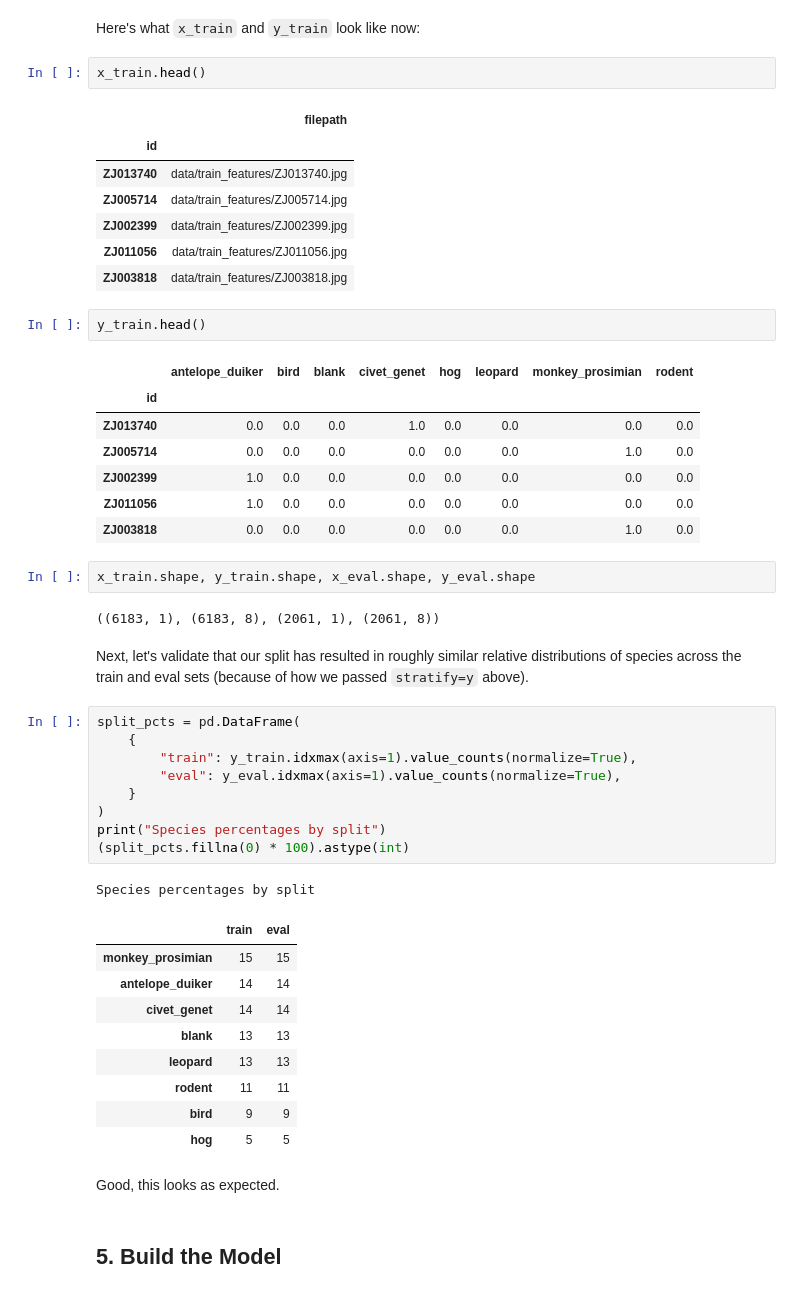
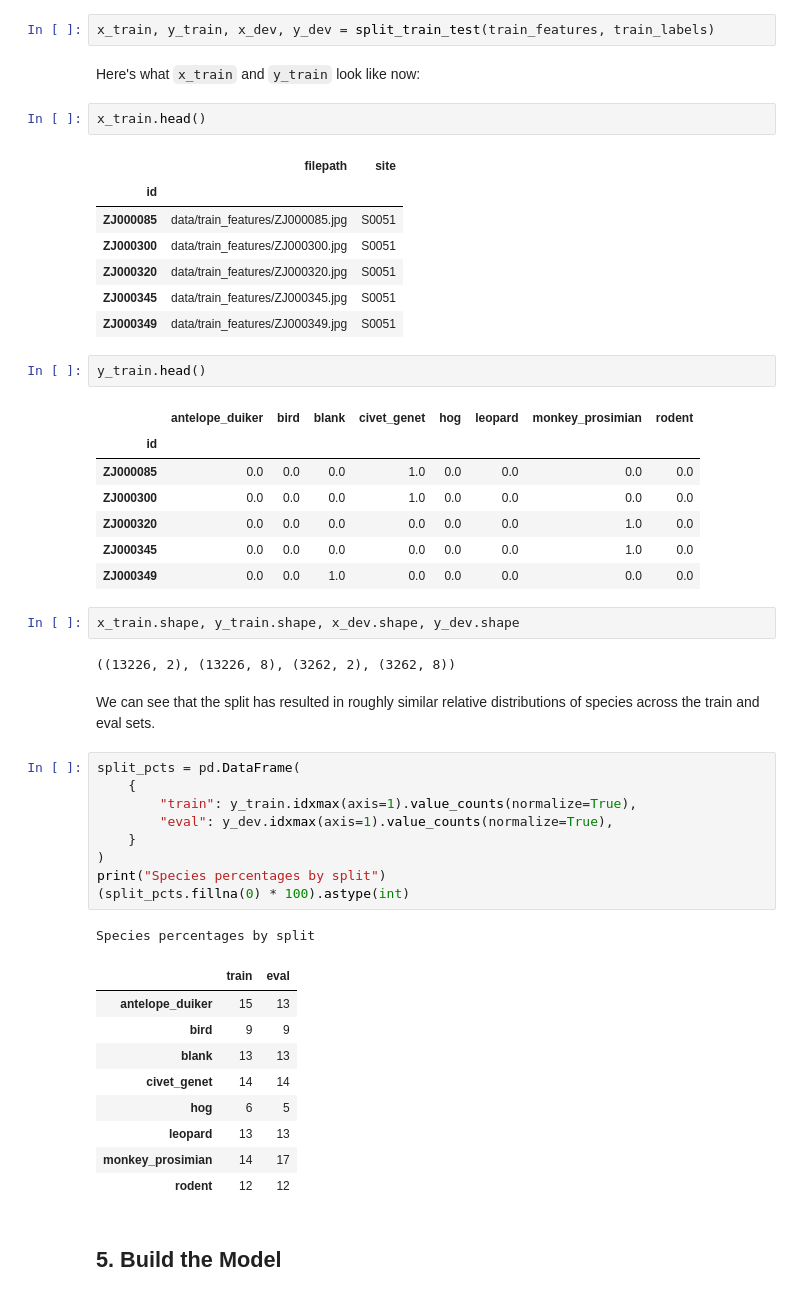
Before and after one commit to fgallagher27/wildlife-scanner, a Jupyter notebook: model.ipynb, the cells around one changed output. Drawn from its saved outputs; the diff is of its cells as text.

Commit message:
train dev split

```diff
--- a/model.ipynb
+++ b/model.ipynb
@@ -199,53 +196,53 @@ x_train, x_eval, y_train, y_eval = train_test_split(
+# %%
+x_train, y_train, x_dev, y_dev = split_train_test(train_features, train_labels)
 # %% [markdown]
 Here's what `x_train` and `y_train` look like now:
 # %%
 x_train.head()
 # %% [output]
-|  | filepath |
-| id |  |
-| ZJ013740 | data/train_features/ZJ013740.jpg |
-| ZJ005714 | data/train_features/ZJ005714.jpg |
-| ZJ002399 | data/train_features/ZJ002399.jpg |
-| ZJ011056 | data/train_features/ZJ011056.jpg |
-| ZJ003818 | data/train_features/ZJ003818.jpg |
+|  | filepath | site |
+| id |  |  |
+| ZJ000085 | data/train_features/ZJ000085.jpg | S0051 |
+| ZJ000300 | data/train_features/ZJ000300.jpg | S0051 |
+| ZJ000320 | data/train_features/ZJ000320.jpg | S0051 |
+| ZJ000345 | data/train_features/ZJ000345.jpg | S0051 |
+| ZJ000349 | data/train_features/ZJ000349.jpg | S0051 |
 # %%
 y_train.head()
 # %% [output]
 |  | antelope_duiker | bird | blank | civet_genet | hog | leopard | monkey_prosimian | rodent |
 | id |  |  |  |  |  |  |  |  |
-| ZJ013740 | 0.0 | 0.0 | 0.0 | 1.0 | 0.0 | 0.0 | 0.0 | 0.0 |
-| ZJ005714 | 0.0 | 0.0 | 0.0 | 0.0 | 0.0 | 0.0 | 1.0 | 0.0 |
-| ZJ002399 | 1.0 | 0.0 | 0.0 | 0.0 | 0.0 | 0.0 | 0.0 | 0.0 |
-| ZJ011056 | 1.0 | 0.0 | 0.0 | 0.0 | 0.0 | 0.0 | 0.0 | 0.0 |
-| ZJ003818 | 0.0 | 0.0 | 0.0 | 0.0 | 0.0 | 0.0 | 1.0 | 0.0 |
+| ZJ000085 | 0.0 | 0.0 | 0.0 | 1.0 | 0.0 | 0.0 | 0.0 | 0.0 |
+| ZJ000300 | 0.0 | 0.0 | 0.0 | 1.0 | 0.0 | 0.0 | 0.0 | 0.0 |
+| ZJ000320 | 0.0 | 0.0 | 0.0 | 0.0 | 0.0 | 0.0 | 1.0 | 0.0 |
+| ZJ000345 | 0.0 | 0.0 | 0.0 | 0.0 | 0.0 | 0.0 | 1.0 | 0.0 |
+| ZJ000349 | 0.0 | 0.0 | 1.0 | 0.0 | 0.0 | 0.0 | 0.0 | 0.0 |
 # %%
-x_train.shape, y_train.shape, x_eval.shape, y_eval.shape
+x_train.shape, y_train.shape, x_dev.shape, y_dev.shape
 # %% [output]
-((6183, 1), (6183, 8), (2061, 1), (2061, 8))
+((13226, 2), (13226, 8), (3262, 2), (3262, 8))
 # %% [markdown]
-Next, let's validate that our split has resulted in roughly similar relative distributions of species across the train and eval sets (because of how we passed `stratify=y` above).
+We can see that the split has resulted in roughly similar relative distributions of species across the train and eval sets.
 # %%
 split_pcts = pd.DataFrame(
     {
         "train": y_train.idxmax(axis=1).value_counts(normalize=True),
-        "eval": y_eval.idxmax(axis=1).value_counts(normalize=True),
+        "eval": y_dev.idxmax(axis=1).value_counts(normalize=True),
     }
 )
 print("Species percentages by split")
 (split_pcts.fillna(0) * 100).astype(int)
 # %% [output]
 Species percentages by split
 |  | train | eval |
-| monkey_prosimian | 15 | 15 |
-| antelope_duiker | 14 | 14 |
+| antelope_duiker | 15 | 13 |
+| bird | 9 | 9 |
+| blank | 13 | 13 |
 | civet_genet | 14 | 14 |
-| blank | 13 | 13 |
+| hog | 6 | 5 |
 | leopard | 13 | 13 |
-| rodent | 11 | 11 |
-| bird | 9 | 9 |
-| hog | 5 | 5 |
+| monkey_prosimian | 14 | 17 |
+| rodent | 12 | 12 |
-# %% [markdown]
-Good, this looks as expected.
 # %% [markdown]
 ## 5. Build the Model
 # %% [markdown]
```
Also changed, not shown: parts of 10 cells of this notebook, 2 other files.
